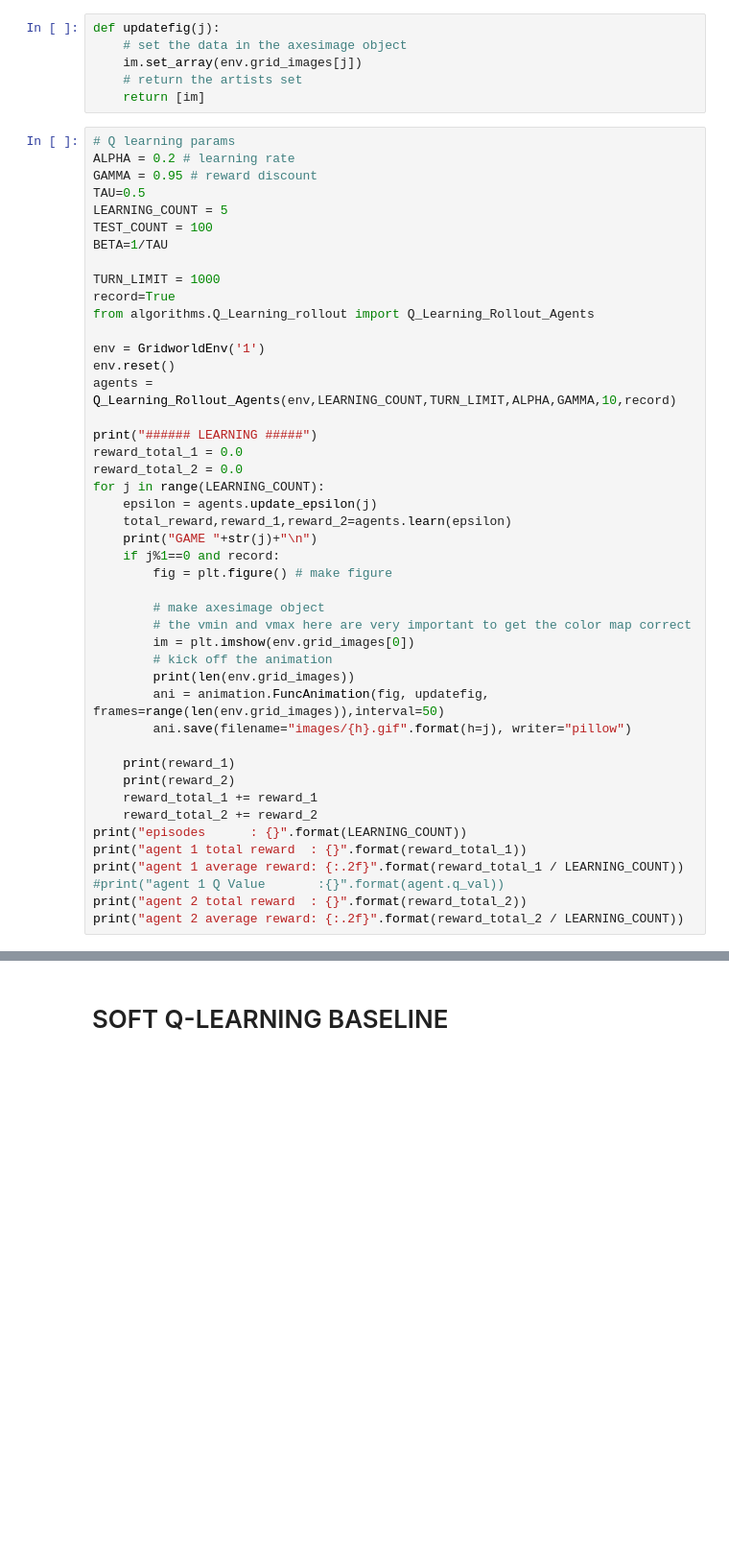
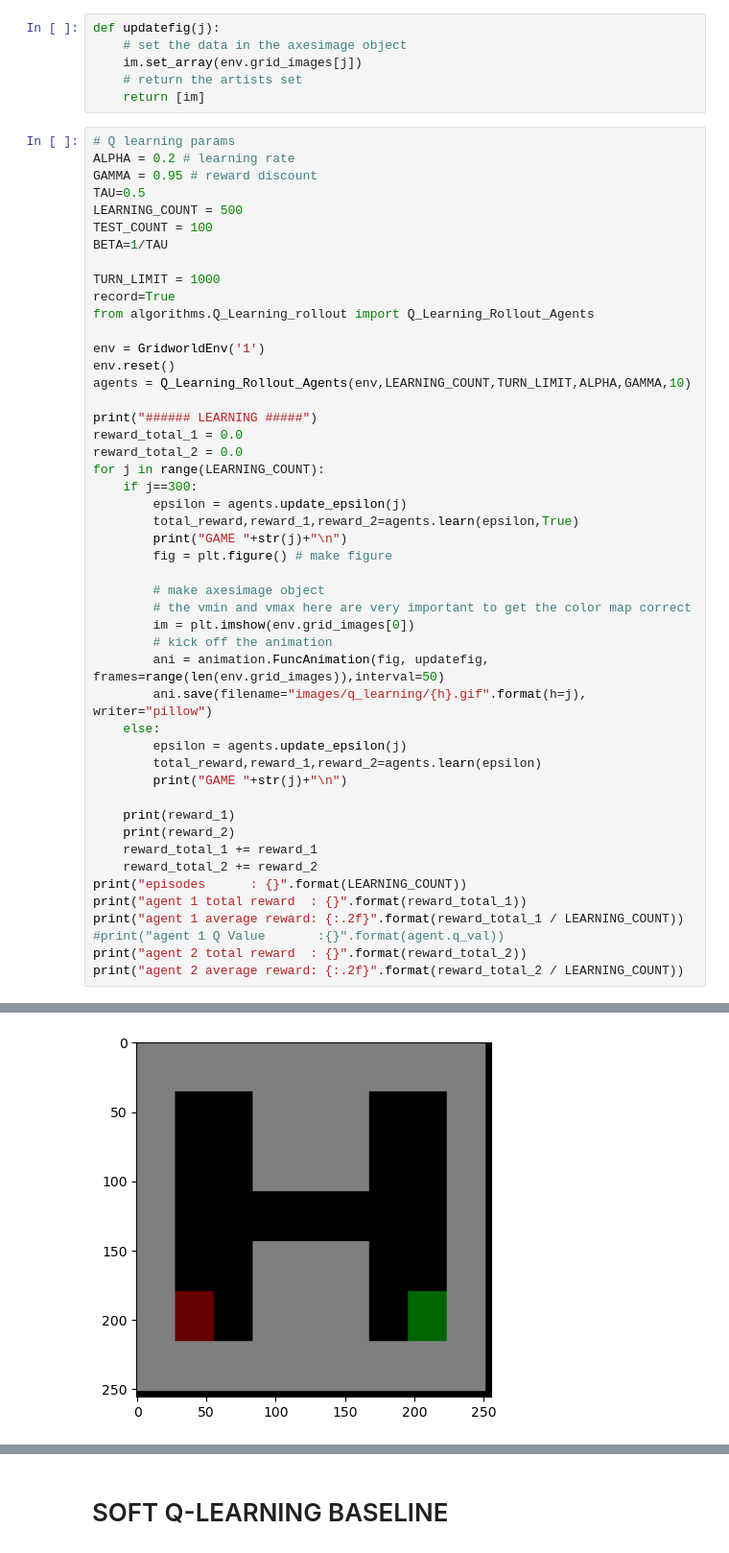
Before and after one commit to maxjappert/multi-agent_distral, a Jupyter notebook: testing.ipynb, the cells around one changed output, grey strips where cells are left out. Shown: that part at 96% size. Saved outputs shown, nothing was run; the diff lists cells and outputs as text; blank space fills up the shorter version.

Commit message:
Changes in animation plotting

```diff
--- a/testing.ipynb
+++ b/testing.ipynb
@@ -20,7 +20,7 @@ def updatefig(j):
 ALPHA = 0.2 # learning rate
 GAMMA = 0.95 # reward discount
 TAU=0.5
-LEARNING_COUNT = 5
+LEARNING_COUNT = 500
 TEST_COUNT = 100
 BETA=1/TAU
 
@@ -30,25 +30,28 @@ from algorithms.Q_Learning_rollout import Q_Learning_Rollout_Agents
 
 env = GridworldEnv('1')
 env.reset()
-agents = Q_Learning_Rollout_Agents(env,LEARNING_COUNT,TURN_LIMIT,ALPHA,GAMMA,10,record)
+agents = Q_Learning_Rollout_Agents(env,LEARNING_COUNT,TURN_LIMIT,ALPHA,GAMMA,10)
 
 print("###### LEARNING #####")
 reward_total_1 = 0.0
 reward_total_2 = 0.0
 for j in range(LEARNING_COUNT):
-    epsilon = agents.update_epsilon(j)
-    total_reward,reward_1,reward_2=agents.learn(epsilon)
-    print("GAME "+str(j)+"\n")
-    if j%1==0 and record:
+    if j==300:
+        epsilon = agents.update_epsilon(j)
+        total_reward,reward_1,reward_2=agents.learn(epsilon,True)
+        print("GAME "+str(j)+"\n")
         fig = plt.figure() # make figure
 
         # make axesimage object
         # the vmin and vmax here are very important to get the color map correct
         im = plt.imshow(env.grid_images[0])
         # kick off the animation
-        print(len(env.grid_images))
         ani = animation.FuncAnimation(fig, updatefig, frames=range(len(env.grid_images)),interval=50)
-        ani.save(filename="images/{h}.gif".format(h=j), writer="pillow")
+        ani.save(filename="images/q_learning/{h}.gif".format(h=j), writer="pillow")
+    else:
+        epsilon = agents.update_epsilon(j)
+        total_reward,reward_1,reward_2=agents.learn(epsilon)
+        print("GAME "+str(j)+"\n")
 
     print(reward_1)
     print(reward_2)
@@ -73,3 +85,4 @@ GAME 1
+[figure, added]
 # %%
 Q_a1 = agents.q_val_1
 Q_a1_fixed_p2=Q_a1[:,:,5,1,:,:,:]
```
Also changed, not shown: parts of 3 cells of this notebook, 4 other files.
